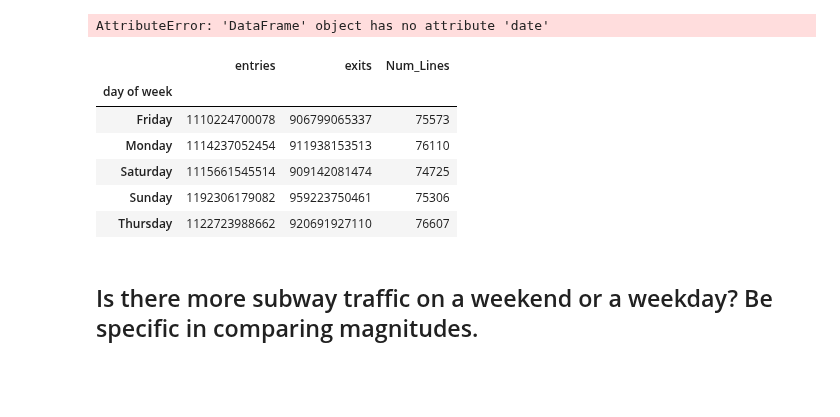
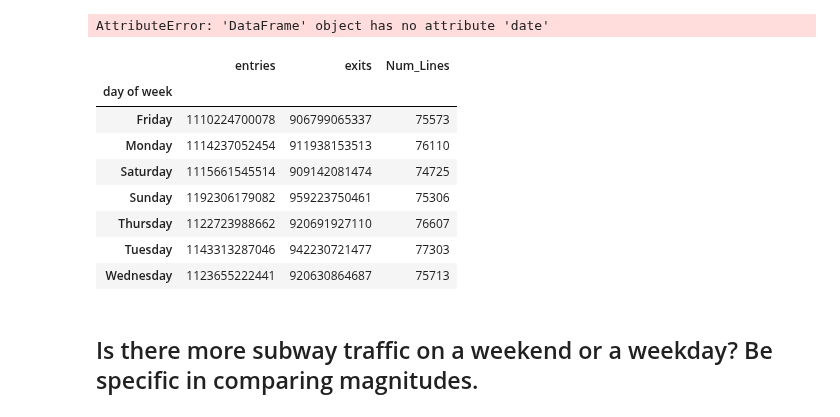
Before and after one commit to dlm6693/dsc-0-03-08-understanding-pandas-series-and-dataframes-lab-nyc-ds-career-031119, a Jupyter notebook: index.ipynb, the cells around one changed output. Drawn from its saved outputs; the diff is of its cells as text; code cells hidden in the pictures; blank space fills up the shorter version.

```diff
--- a/index.ipynb
+++ b/index.ipynb
@@ -160,15 +160,17 @@ df = df.groupby(by='day of week').sum()
 # %% [output]
 AttributeError: 'DataFrame' object has no attribute 'date'
 # %%
-df.head()
+df.head(7)
 # %% [output]
 |  | entries | exits | Num_Lines |
 | day of week |  |  |  |
 | Friday | 1110224700078 | 906799065337 | 75573 |
 | Monday | 1114237052454 | 911938153513 | 76110 |
 | Saturday | 1115661545514 | 909142081474 | 74725 |
 | Sunday | 1192306179082 | 959223750461 | 75306 |
 | Thursday | 1122723988662 | 920691927110 | 76607 |
+| Tuesday | 1143313287046 | 942230721477 | 77303 |
+| Wednesday | 1123655222441 | 920630864687 | 75713 |
 # %% [markdown]
 ## Is there more subway traffic on a weekend or a weekday?    Be specific in comparing magnitudes.
 # %%
```
